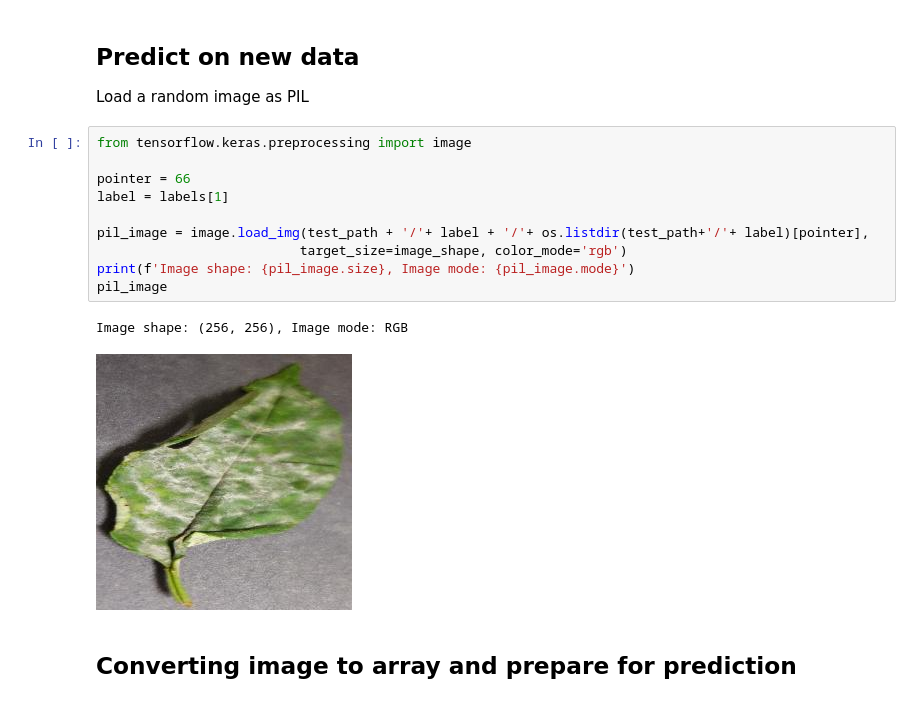
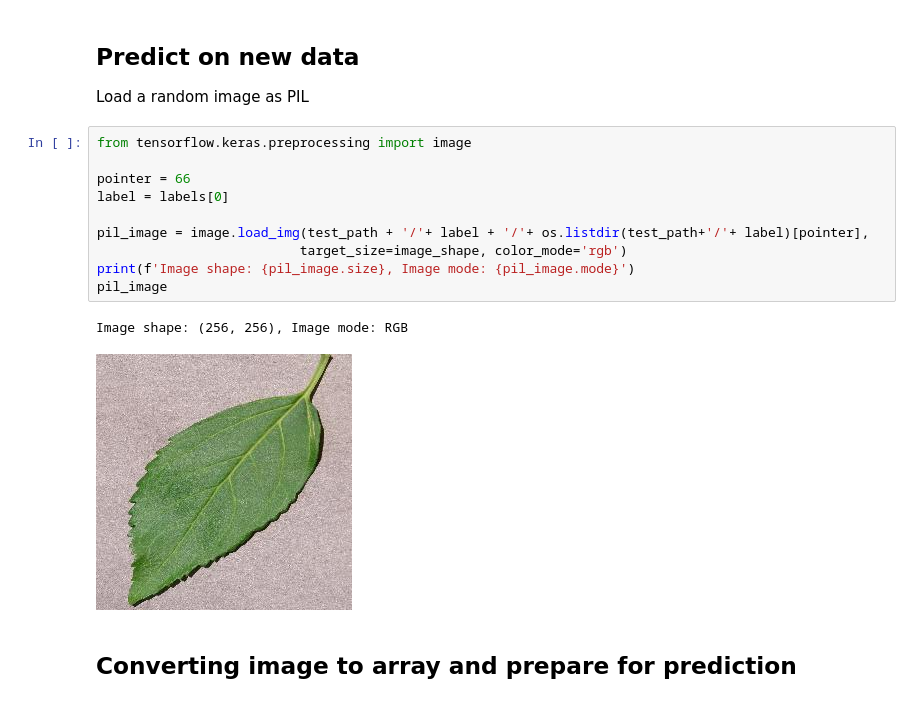
Before and after one commit to Vannesha2021/MildewDetectionApp, a Jupyter notebook: jupyter_notebooks/03 - Modelling and Evaluating.ipynb, the cells around one changed output. Drawn from its saved outputs; the diff is of its cells as text.

```diff
--- a/jupyter_notebooks/03 - Modelling and Evaluating.ipynb
+++ b/jupyter_notebooks/03 - Modelling and Evaluating.ipynb
@@ -371,16 +371,16 @@ Load a random image as PIL
 # %%
 from tensorflow.keras.preprocessing import image
 
 pointer = 66
-label = labels[1]
+label = labels[0]
 
 pil_image = image.load_img(test_path + '/'+ label + '/'+ os.listdir(test_path+'/'+ label)[pointer],
                           target_size=image_shape, color_mode='rgb')
 print(f'Image shape: {pil_image.size}, Image mode: {pil_image.mode}')
 pil_image
 # %% [output]
 Image shape: (256, 256), Image mode: RGB
-[figure, old version]
+[figure, new version]
 # %% [markdown]
 ## Converting image to array and prepare for prediction
 # %%
```
Also changed, not shown: parts of 5 cells of this notebook, 11 other files.
